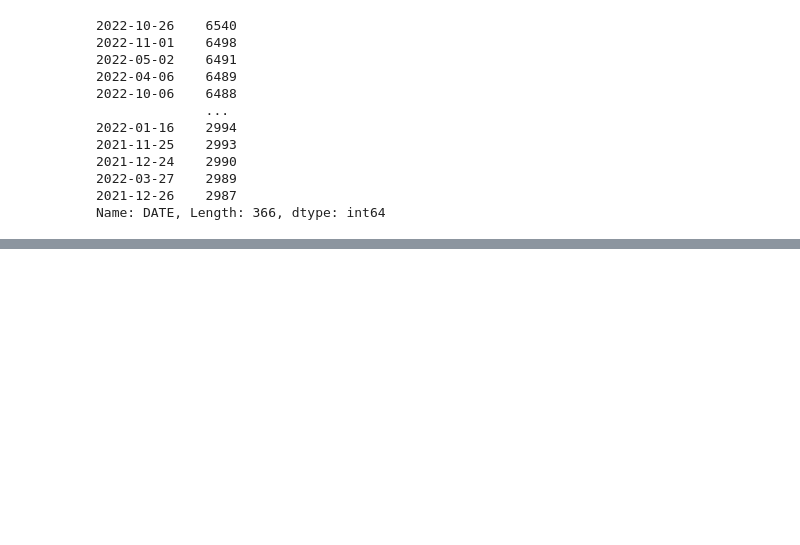
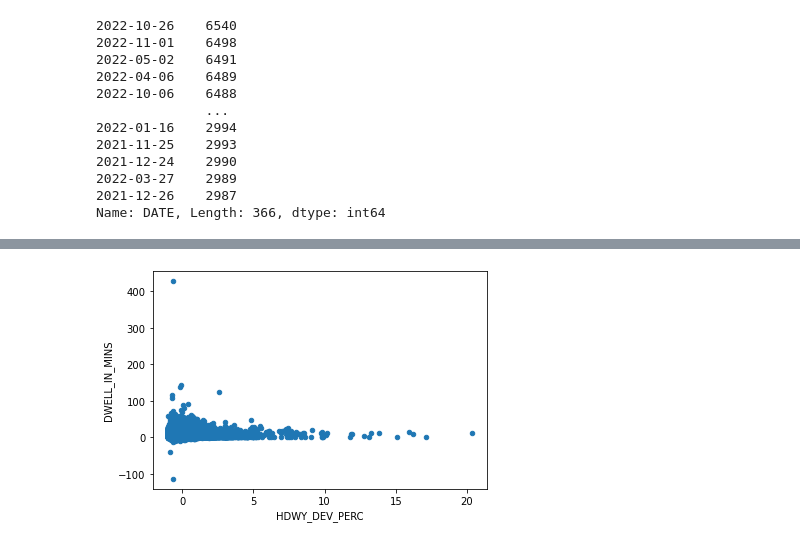
Before and after one commit to NSS-Data-Analytics-Cohort-7/wego-python-bit-my_finger, a Jupyter notebook: notebook/wego_preston_notebook.ipynb, the cells around one changed output, grey strips where cells are left out. Cells and saved outputs as stored; diff of their text form; code cells hidden in the pictures; blank space fills up the shorter version.

```diff
--- a/notebook/wego_preston_notebook.ipynb
+++ b/notebook/wego_preston_notebook.ipynb
@@ -792,0 +819,5 @@ wego_layover_stop2_drop.corr()
+# %%
+wego_layover_stop1.plot.scatter('HDWY_DEV_PERC', 'DWELL_IN_MINS')
+plt.show()
+# %% [output]
+[figure, added]
```
Also changed, not shown: parts of 41 cells of this notebook.
